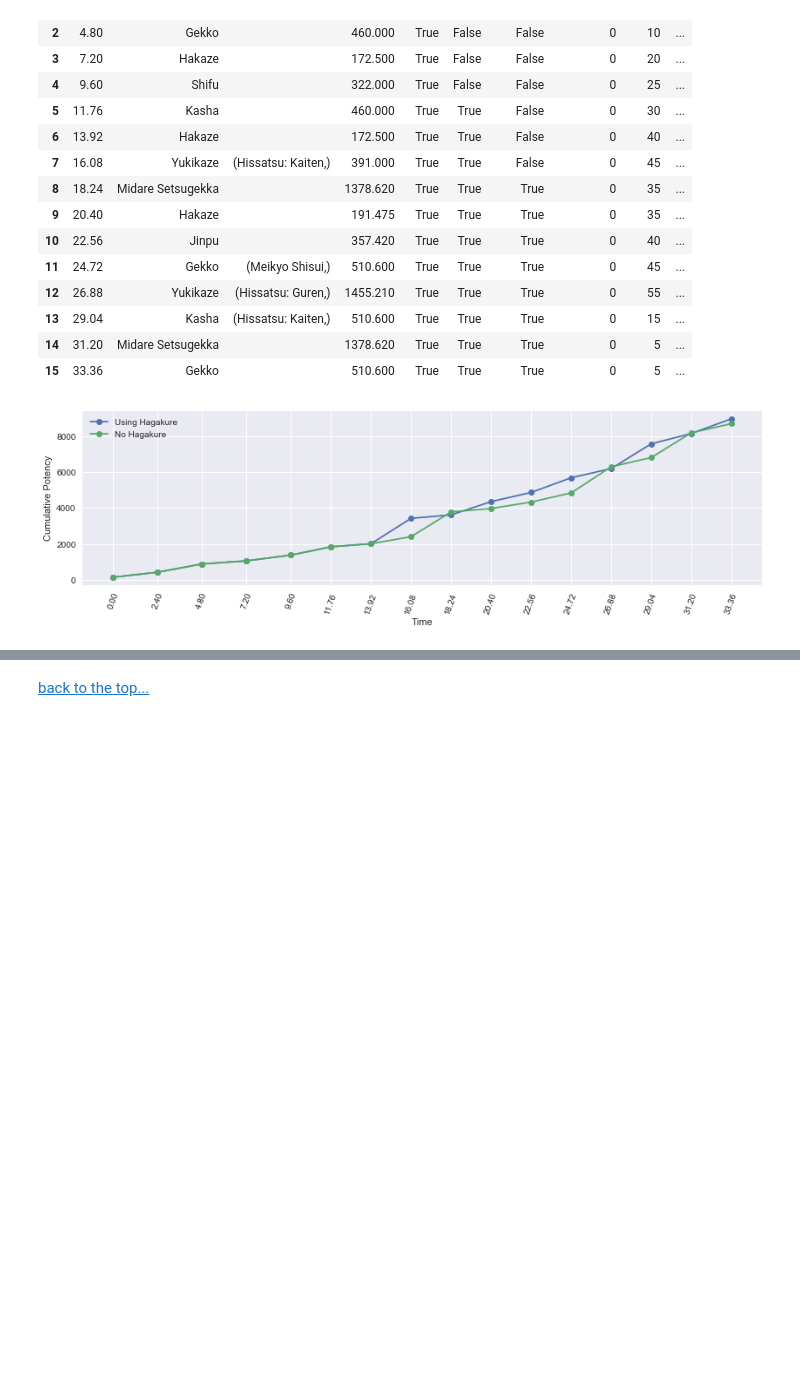
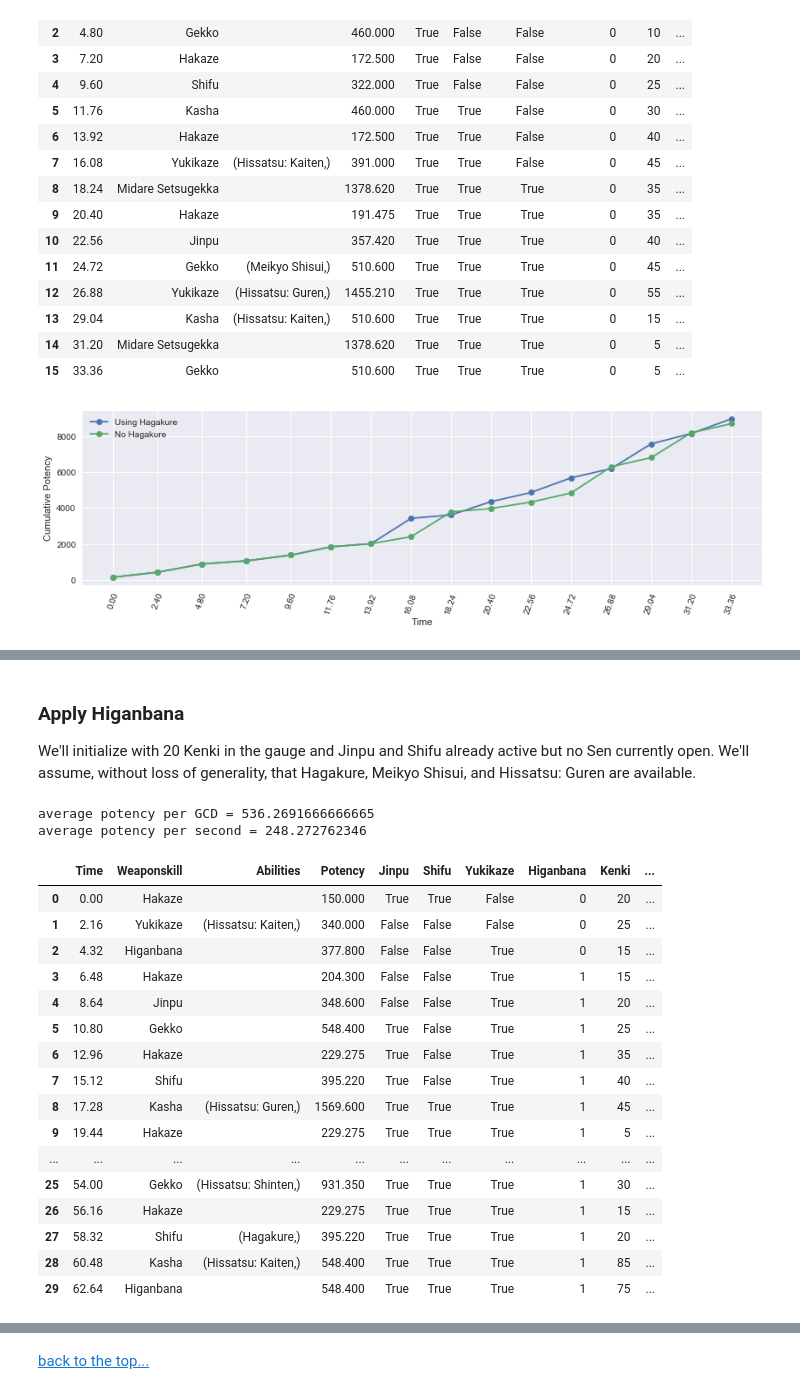
Before and after one commit to rconcep/ffxiv, a Jupyter notebook: sam-by-the-numbers-part-5.ipynb, the cells around one changed output, grey strips where cells are left out. Cells and saved outputs as stored; diff of their text form; code cells hidden in the pictures; blank space fills up the shorter version.

```diff
--- a/sam-by-the-numbers-part-5.ipynb
+++ b/sam-by-the-numbers-part-5.ipynb
@@ -597,0 +647,42 @@ To sum up:
+# %% [markdown]
+### Apply Higanbana
+We'll initialize with 20 Kenki in the gauge and Jinpu and Shifu already active but no Sen currently open. We'll assume, without loss of generality, that Hagakure, Meikyo Shisui, and Hissatsu: Guren are available.
+# %%
+sam = Samurai(base_gcd=2.40, kenki_mastery=2, kenki_gauge=20)
+
+sam.has_jinpu = True
+sam.has_shifu = True
+
+actions = [('Hakaze'), ('Yukikaze', 'Hissatsu: Kaiten'), ('Higanbana'),
+           ('Hakaze'), ('Jinpu'), ('Gekko'),
+           ('Hakaze'), ('Shifu'), ('Kasha', 'Hissatsu: Guren'),
+           ('Hakaze'), ('Yukikaze', 'Hagakure'),
+           ('Hakaze', 'Hissatsu: Shinten'), ('Jinpu', 'Hissatsu: Shinten'), ('Gekko', 'Meikyo Shisui'),
+           ('Yukikaze', 'Hissatsu: Shinten'), ('Kasha', 'Hissatsu: Kaiten'), ('Midare Setsugekka'), ('Gekko', 'Hissatsu: Shinten'),
+           ('Hakaze'), ('Yukikaze'),
+           ('Hakaze'), ('Shifu'), ('Kasha', 'Hissatsu: Shinten'),
+           ('Hakaze'), ('Jinpu'), ('Gekko', 'Hissatsu: Shinten'),
+           ('Hakaze'), ('Shifu', 'Hagakure'), ('Kasha', 'Hissatsu: Kaiten'), ('Higanbana')]
+
+df_higanbana_true, _, _ = sam.parse_rotation(actions)
+display(df_higanbana_true)
+# %% [output]
+average potency per GCD = 536.2691666666665
+average potency per second = 248.272762346
+|  | Time | Weaponskill | Abilities | Potency | Jinpu | Shifu | Yukikaze | Higanbana | Kenki | ... |
+| 0 | 0.00 | Hakaze |  | 150.000 | True | True | False | 0 | 20 | ... |
+| 1 | 2.16 | Yukikaze | (Hissatsu: Kaiten,) | 340.000 | False | False | False | 0 | 25 | ... |
+| 2 | 4.32 | Higanbana |  | 377.800 | False | False | True | 0 | 15 | ... |
+| 3 | 6.48 | Hakaze |  | 204.300 | False | False | True | 1 | 15 | ... |
+| 4 | 8.64 | Jinpu |  | 348.600 | False | False | True | 1 | 20 | ... |
+| 5 | 10.80 | Gekko |  | 548.400 | True | False | True | 1 | 25 | ... |
+| 6 | 12.96 | Hakaze |  | 229.275 | True | False | True | 1 | 35 | ... |
+| 7 | 15.12 | Shifu |  | 395.220 | True | False | True | 1 | 40 | ... |
+| 8 | 17.28 | Kasha | (Hissatsu: Guren,) | 1569.600 | True | True | True | 1 | 45 | ... |
+| 9 | 19.44 | Hakaze |  | 229.275 | True | True | True | 1 | 5 | ... |
+| ... | ... | ... | ... | ... | ... | ... | ... | ... | ... | ... |
+| 25 | 54.00 | Gekko | (Hissatsu: Shinten,) | 931.350 | True | True | True | 1 | 30 | ... |
+| 26 | 56.16 | Hakaze |  | 229.275 | True | True | True | 1 | 15 | ... |
+| 27 | 58.32 | Shifu | (Hagakure,) | 395.220 | True | True | True | 1 | 20 | ... |
+| 28 | 60.48 | Kasha | (Hissatsu: Kaiten,) | 548.400 | True | True | True | 1 | 85 | ... |
+| 29 | 62.64 | Higanbana |  | 548.400 | True | True | True | 1 | 75 | ... |
```
Also changed, not shown: parts of 10 cells of this notebook, 9 other files.
